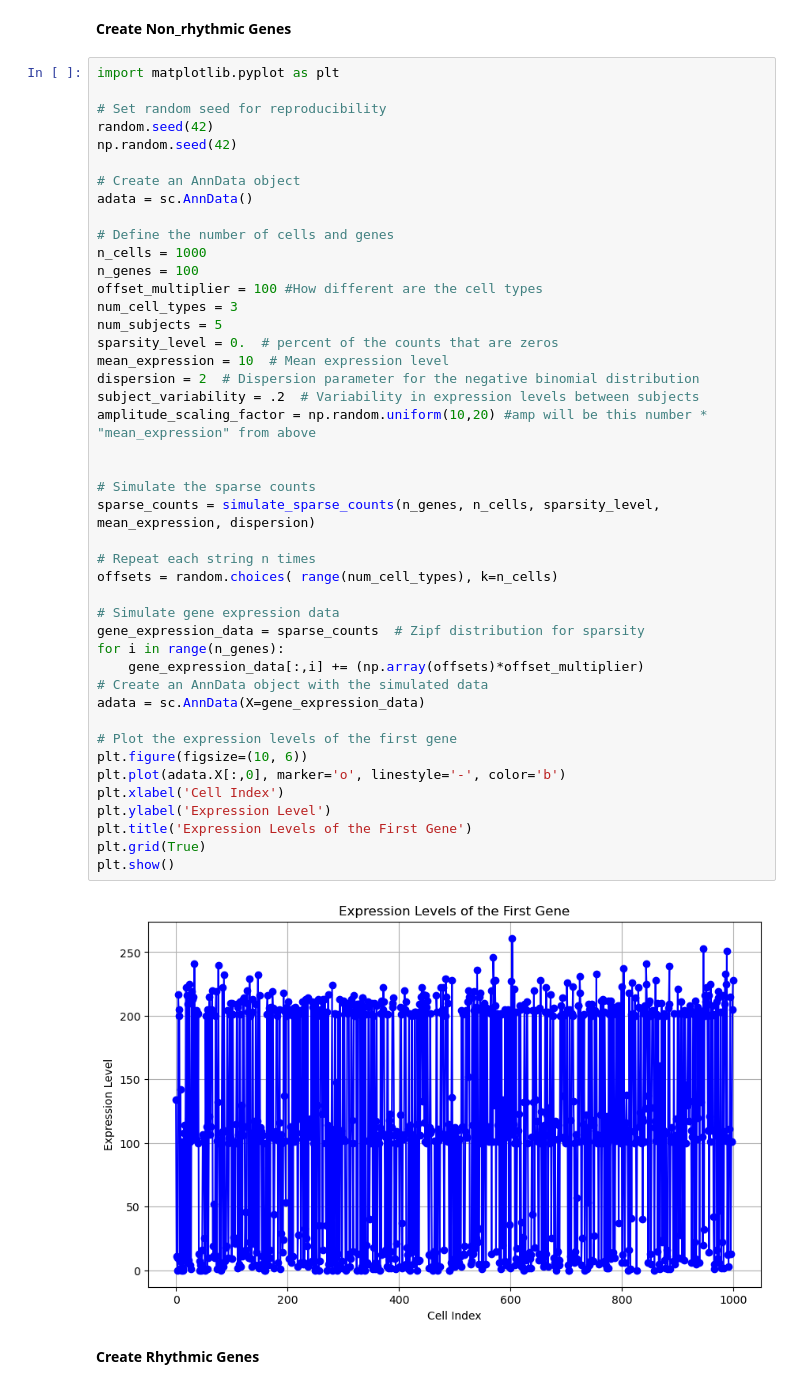
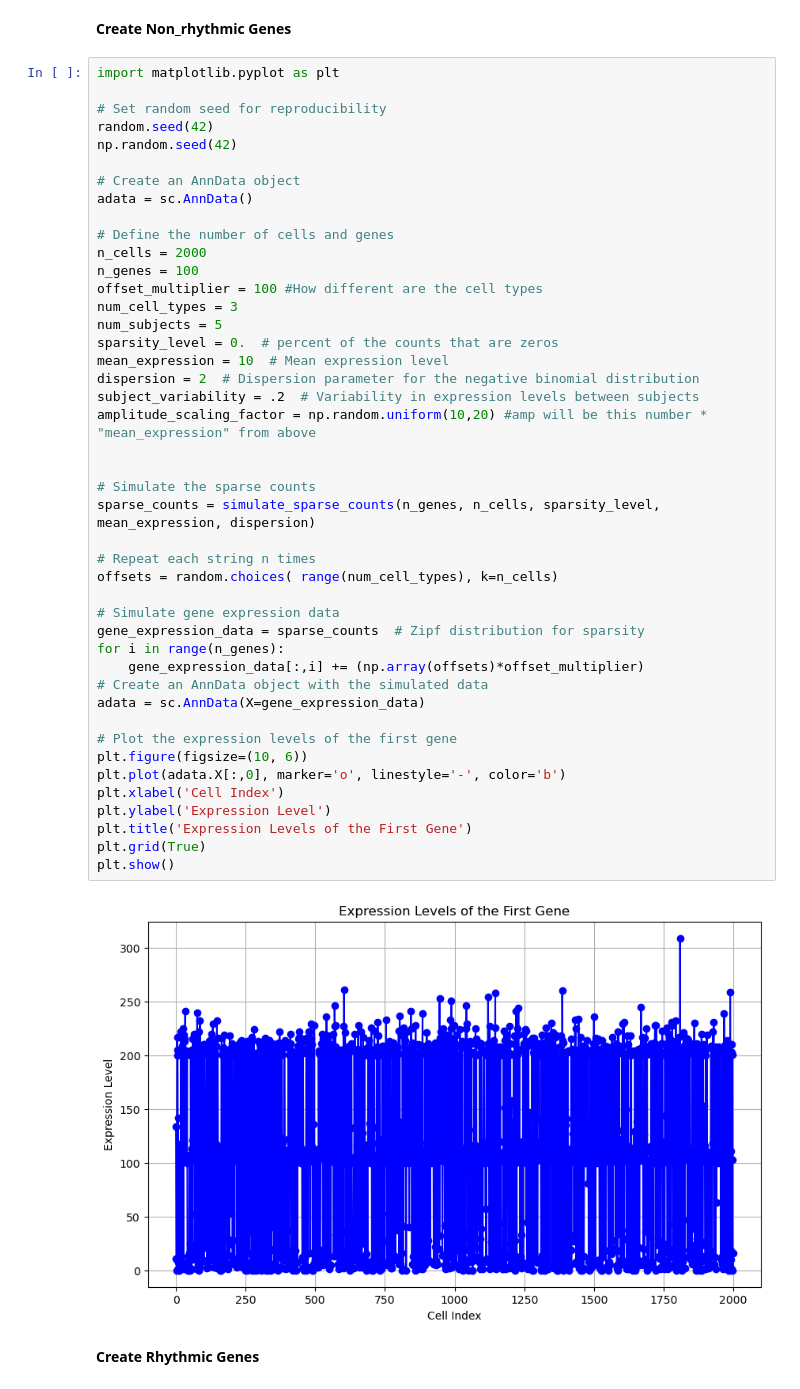
Before and after one commit to HenryHollis/python_ccd_cluster, a Jupyter notebook: simulated_scRNAseq_sparseCounts.ipynb, the cells around one changed output. Cells and saved outputs as stored; diff of their text form.

```diff
--- a/simulated_scRNAseq_sparseCounts.ipynb
+++ b/simulated_scRNAseq_sparseCounts.ipynb
@@ -51,41 +51,41 @@ np.random.seed(42)
 adata = sc.AnnData()
 
 # Define the number of cells and genes
-n_cells = 1000
+n_cells = 2000
 n_genes = 100
 offset_multiplier = 100 #How different are the cell types
 num_cell_types = 3
 num_subjects = 5
 sparsity_level = 0.  # percent of the counts that are zeros
 mean_expression = 10  # Mean expression level
 dispersion = 2  # Dispersion parameter for the negative binomial distribution
 subject_variability = .2  # Variability in expression levels between subjects
 amplitude_scaling_factor = np.random.uniform(10,20) #amp will be this number * "mean_expression" from above
 
 
 # Simulate the sparse counts
 sparse_counts = simulate_sparse_counts(n_genes, n_cells, sparsity_level, mean_expression, dispersion)
 
 # Repeat each string n times
 offsets = random.choices( range(num_cell_types), k=n_cells)
 
 # Simulate gene expression data
 gene_expression_data = sparse_counts  # Zipf distribution for sparsity
 for i in range(n_genes):
     gene_expression_data[:,i] += (np.array(offsets)*offset_multiplier)
 # Create an AnnData object with the simulated data
 adata = sc.AnnData(X=gene_expression_data)
 
 # Plot the expression levels of the first gene
 plt.figure(figsize=(10, 6))
 plt.plot(adata.X[:,0], marker='o', linestyle='-', color='b')
 plt.xlabel('Cell Index')
 plt.ylabel('Expression Level')
 plt.title('Expression Levels of the First Gene')
 plt.grid(True)
 plt.show()
 # %% [output]
-[figure, old version]
+[figure, new version]
 # %% [markdown]
 **Create Rhythmic Genes**
 # %%
```
Also changed, not shown: parts of 12 cells of this notebook, 8 other files.
